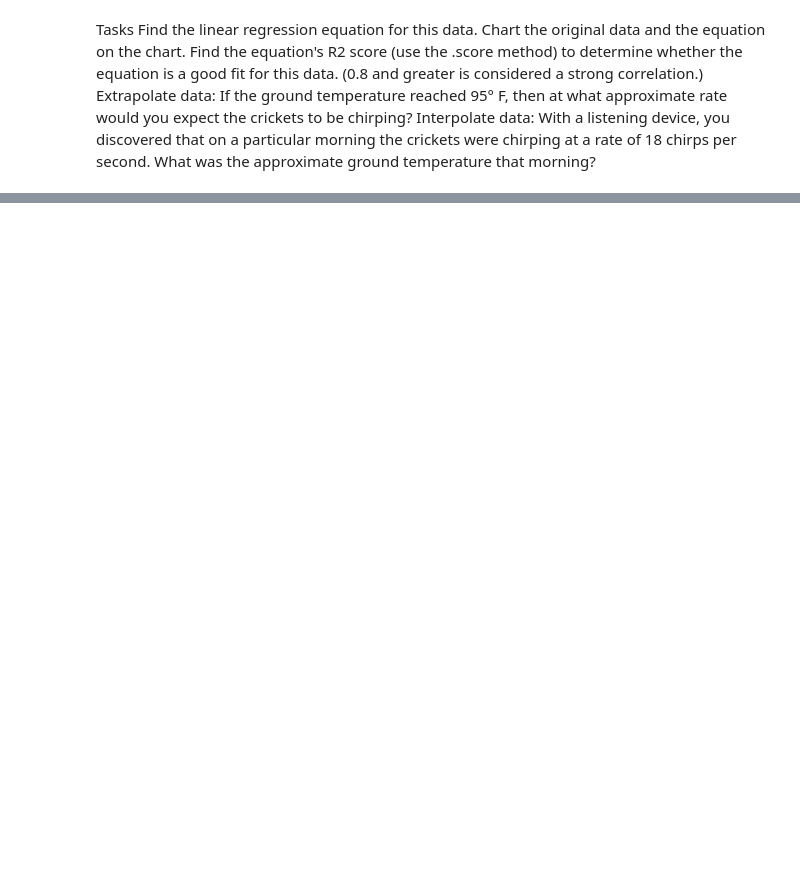
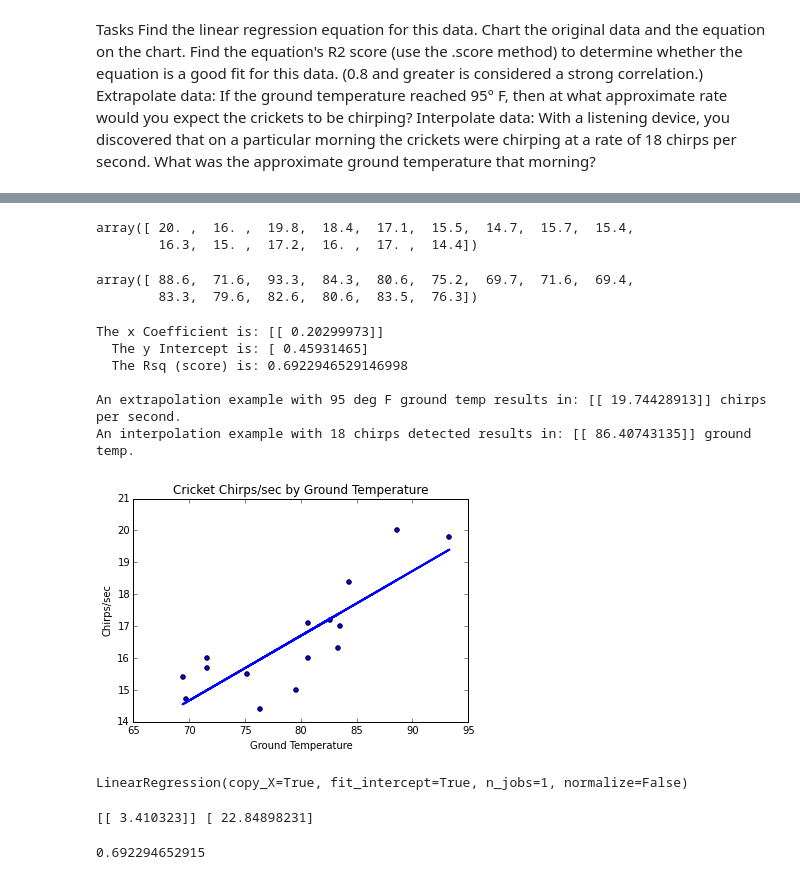
Before and after one commit to BobAmand/linear-regression, a Jupyter notebook: ScratchONE.ipynb, the cells around one changed output, grey strips where cells are left out. Saved outputs shown, nothing was run; the diff lists cells and outputs as text; code cells hidden in the pictures; blank space fills up the shorter version.

```diff
--- a/ScratchONE.ipynb
+++ b/ScratchONE.ipynb
@@ -26,0 +53,5 @@ NameError: name 'df' is not defined
+# %%
+xcps
+# %% [output]
+array([ 20. ,  16. ,  19.8,  18.4,  17.1,  15.5,  14.7,  15.7,  15.4,
+        16.3,  15. ,  17.2,  16. ,  17. ,  14.4])
@@ -26,0 +62,49 @@ NameError: name 'df' is not defined
+# %%
+xgt
+# %% [output]
+array([ 88.6,  71.6,  93.3,  84.3,  80.6,  75.2,  69.7,  71.6,  69.4,
+        83.3,  79.6,  82.6,  80.6,  83.5,  76.3])
+# %%
+plt.scatter(df[['Ground Temperature']],df[['Chirps/Second']])
+plt.title("Cricket Chirps/sec by Ground Temperature")
+rline = linear_model.LinearRegression()
+rline.fit(df[['Ground Temperature']],df[['Chirps/Second']])
+plt.plot(df[['Ground Temperature']],
+         rline.predict(df[['Ground Temperature']]),
+         color='blue',
+         linewidth = 2)
+plt.xlabel("Ground Temperature")
+plt.ylabel("Chirps/sec")
+
+print("The x Coefficient is: {}".format(rline.coef_))
+print("  The y Intercept is: {}".format(rline.intercept_))
+print("  The Rsq (score) is: {}".format(rline.score(df[['Ground Temperature']],df[['Chirps/Second']])))
+
+chirp = (95 * rline.coef_) + rline.intercept_
+
+print("\nAn extrapolation example with 95 deg F ground temp results in: {} chirps per second.".format(chirp))
+
+temp = (18 - rline.intercept_) / rline.coef_
+
+print("An interpolation example with 18 chirps detected results in: {} ground temp.".format(temp))
+# %% [output]
+The x Coefficient is: [[ 0.20299973]]
+  The y Intercept is: [ 0.45931465]
+  The Rsq (score) is: 0.6922946529146998
+
+An extrapolation example with 95 deg F ground temp results in: [[ 19.74428913]] chirps per second.
+An interpolation example with 18 chirps detected results in: [[ 86.40743135]] ground temp.
+[figure, added]
+# %%
+rline = linear_model.LinearRegression()
+rline.fit(df[['Chirps/Second']],df[['Ground Temperature']])
+# %% [output]
+LinearRegression(copy_X=True, fit_intercept=True, n_jobs=1, normalize=False)
+# %%
+print(rline.coef_, rline.intercept_)
+# %% [output]
+[[ 3.410323]] [ 22.84898231]
+# %%
+print(rline.score(df[['Chirps/Second']],df[['Ground Temperature']]))
+# %% [output]
+0.692294652915
```
Also changed, not shown: parts of 27 cells of this notebook.
